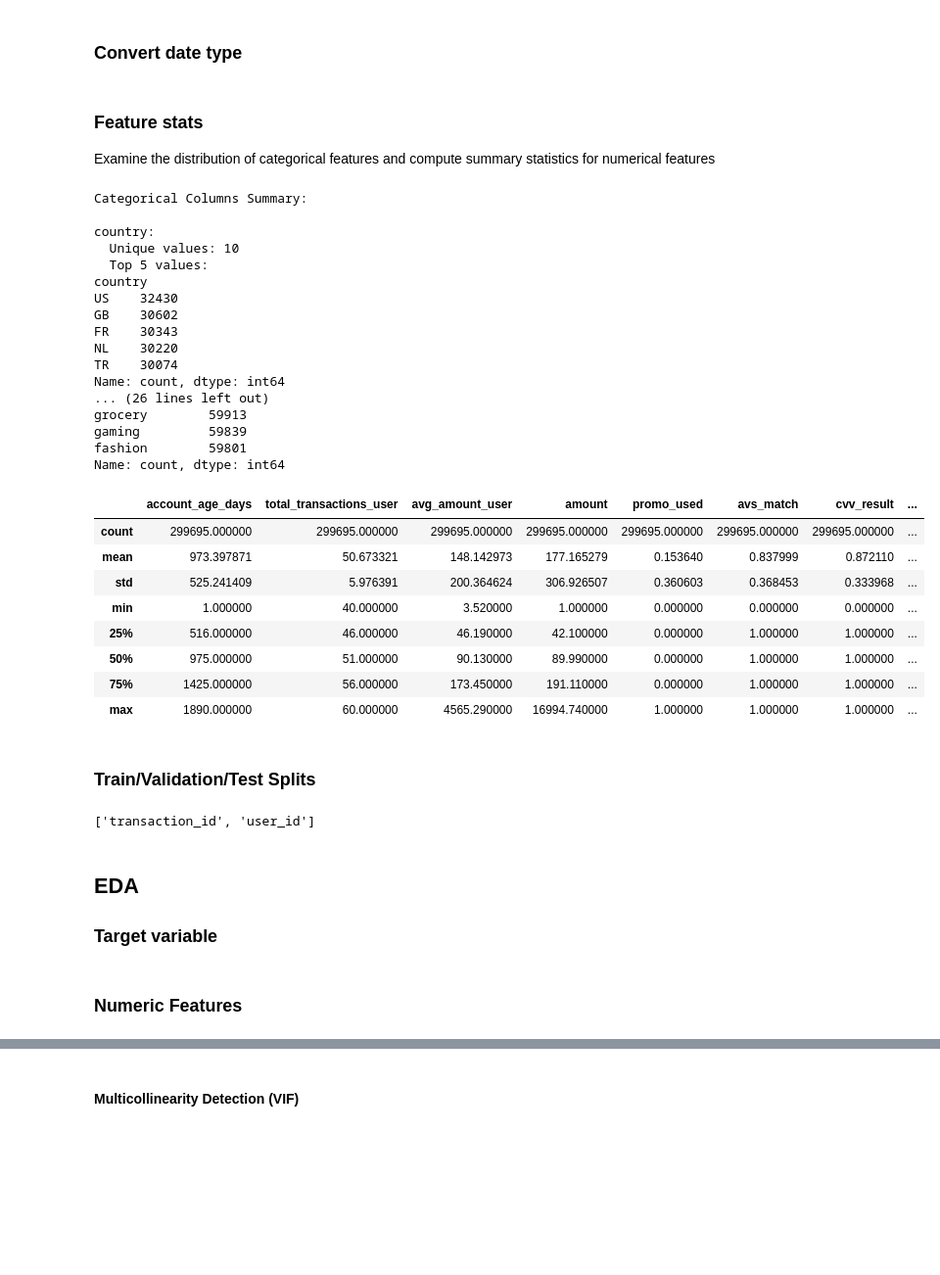
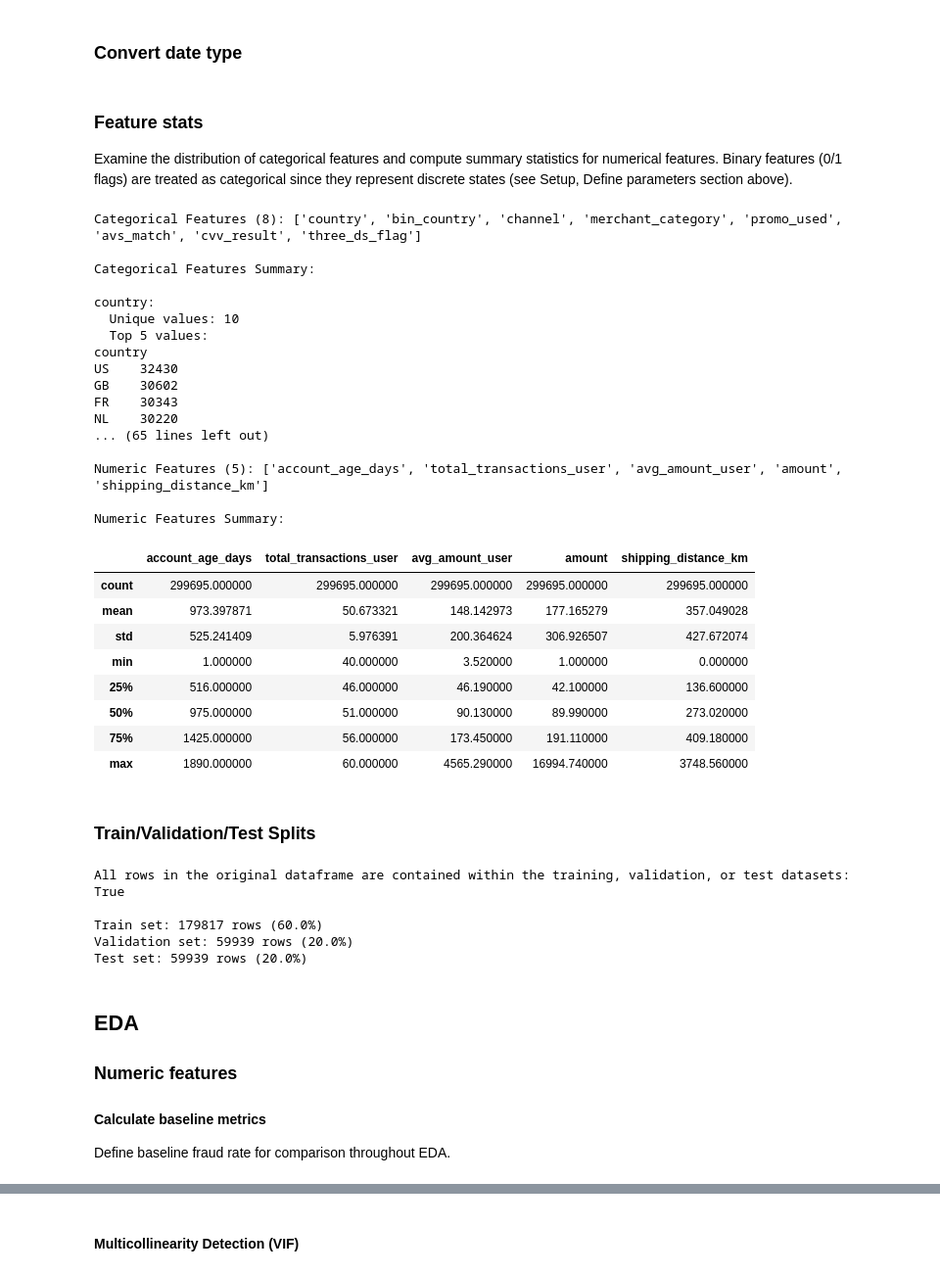
Before and after one commit to frederick-douglas-pearce/e-commerce-fraud-detection, a Jupyter notebook: ec_fraud_detection.ipynb, the cells around one changed output, grey strips where cells are left out. Shown at 98% size. Cells and saved outputs as stored; diff of their text form; code cells hidden in the pictures; blank space fills up the shorter version.

```diff
--- a/ec_fraud_detection.ipynb
+++ b/ec_fraud_detection.ipynb
@@ -39,10 +39,19 @@ csv_file = "transactions.csv"
 # Column definitions
 target_col = "is_fraud"
 id_cols = ['transaction_id', 'user_id']
-date_col = 'transaction_time'
+date_feature = 'transaction_time'
+# Define categorical features (including binary flags)
+categorical_features = ['country', 'bin_country', 'channel', 'merchant_category',
+                       'promo_used', 'avs_match', 'cvv_result', 'three_ds_flag']
+# Define numeric features (continuous/count variables only)
+numeric_features = ['account_age_days', 'total_transactions_user', 'avg_amount_user',
+                   'amount', 'shipping_distance_km']
 # Validation/Test split ratios
 val_ratio = .2
 test_ratio = .2
+
+# Prepend this string to final answers so they print as bold text
+BOLD = "\033[1m"
 # %% [markdown]
 ### Import packages
 # %%
@@ -285,47 +321,51 @@ Warning: Large class imbalance (44.3) detected!
 # %% [markdown]
 ### Convert date type
 # %%
-input_df[date_col] = pd.to_datetime(input_df[date_col], errors='coerce')
+input_df[date_feature] = pd.to_datetime(input_df[date_feature], errors='coerce')
 # %% [markdown]
 ### Feature stats
-Examine the distribution of categorical features and compute summary statistics for numerical features
+Examine the distribution of categorical features and compute summary statistics for numerical features. Binary features (0/1 flags) are treated as categorical since they represent discrete states (see Setup, Define parameters section above).
 # %%
-analyze_feature_stats(input_df, id_cols, target_col)
+analyze_feature_stats(input_df, id_cols, target_col, categorical_features, numeric_features)
 # %% [output]
-Categorical Columns Summary:
+Categorical Features (8): ['country', 'bin_country', 'channel', 'merchant_category', 'promo_used', 'avs_match', 'cvv_result', 'three_ds_flag']
+
+Categorical Features Summary:
 
 country:
   Unique values: 10
   Top 5 values:
 country
 US    32430
 GB    30602
 FR    30343
 NL    30220
-TR    30074
-Name: count, dtype: int64
-... (26 lines left out)
-grocery        59913
-gaming         59839
-fashion        59801
-Name: count, dtype: int64
+... (65 lines left out)
+
+Numeric Features (5): ['account_age_days', 'total_transactions_user', 'avg_amount_user', 'amount', 'shipping_distance_km']
+
+Numeric Features Summary:
-|  | account_age_days | total_transactions_user | avg_amount_user | amount | promo_used | avs_match | cvv_result | ... |
-| count | 299695.000000 | 299695.000000 | 299695.000000 | 299695.000000 | 299695.000000 | 299695.000000 | 299695.000000 | ... |
-| mean | 973.397871 | 50.673321 | 148.142973 | 177.165279 | 0.153640 | 0.837999 | 0.872110 | ... |
-| std | 525.241409 | 5.976391 | 200.364624 | 306.926507 | 0.360603 | 0.368453 | 0.333968 | ... |
-| min | 1.000000 | 40.000000 | 3.520000 | 1.000000 | 0.000000 | 0.000000 | 0.000000 | ... |
-| 25% | 516.000000 | 46.000000 | 46.190000 | 42.100000 | 0.000000 | 1.000000 | 1.000000 | ... |
-| 50% | 975.000000 | 51.000000 | 90.130000 | 89.990000 | 0.000000 | 1.000000 | 1.000000 | ... |
-| 75% | 1425.000000 | 56.000000 | 173.450000 | 191.110000 | 0.000000 | 1.000000 | 1.000000 | ... |
-| max | 1890.000000 | 60.000000 | 4565.290000 | 16994.740000 | 1.000000 | 1.000000 | 1.000000 | ... |
+|  | account_age_days | total_transactions_user | avg_amount_user | amount | shipping_distance_km |
+| count | 299695.000000 | 299695.000000 | 299695.000000 | 299695.000000 | 299695.000000 |
+| mean | 973.397871 | 50.673321 | 148.142973 | 177.165279 | 357.049028 |
+| std | 525.241409 | 5.976391 | 200.364624 | 306.926507 | 427.672074 |
+| min | 1.000000 | 40.000000 | 3.520000 | 1.000000 | 0.000000 |
+| 25% | 516.000000 | 46.000000 | 46.190000 | 42.100000 | 136.600000 |
+| 50% | 975.000000 | 51.000000 | 90.130000 | 89.990000 | 273.020000 |
+| 75% | 1425.000000 | 56.000000 | 173.450000 | 191.110000 | 409.180000 |
+| max | 1890.000000 | 60.000000 | 4565.290000 | 16994.740000 | 3748.560000 |
 # %% [markdown]
 ### Train/Validation/Test Splits
 # %%
-train_df, val_df, test_df = split_train_val_test(pp_df, val_ratio=val_ratio, test_ratio=test_ratio, stratify=target_col, verbose=True)
+train_df, val_df, test_df = split_train_val_test(input_df, val_ratio=val_ratio, test_ratio=test_ratio, stratify=target_col, verbose=True)
 # %% [output]
-['transaction_id', 'user_id']
+All rows in the original dataframe are contained within the training, validation, or test datasets: True
+
+Train set: 179817 rows (60.0%)
+Validation set: 59939 rows (20.0%)
+Test set: 59939 rows (20.0%)
 # %% [markdown]
 ## EDA
-### Target variable
+### Numeric features
+#### Calculate baseline metrics
+Define baseline fraud rate for comparison throughout EDA.
-# %% [markdown]
-### Numeric Features
```
Also changed, not shown: parts of 21 cells of this notebook.
